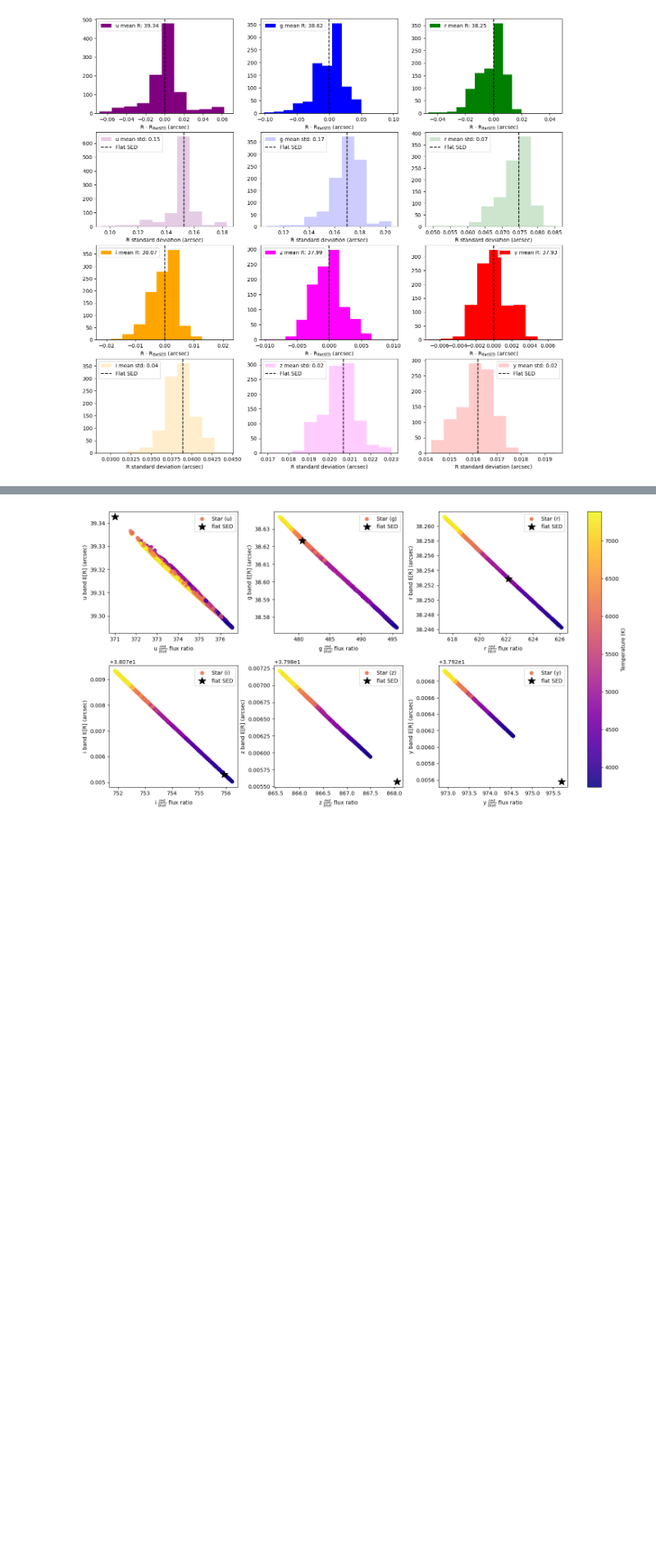
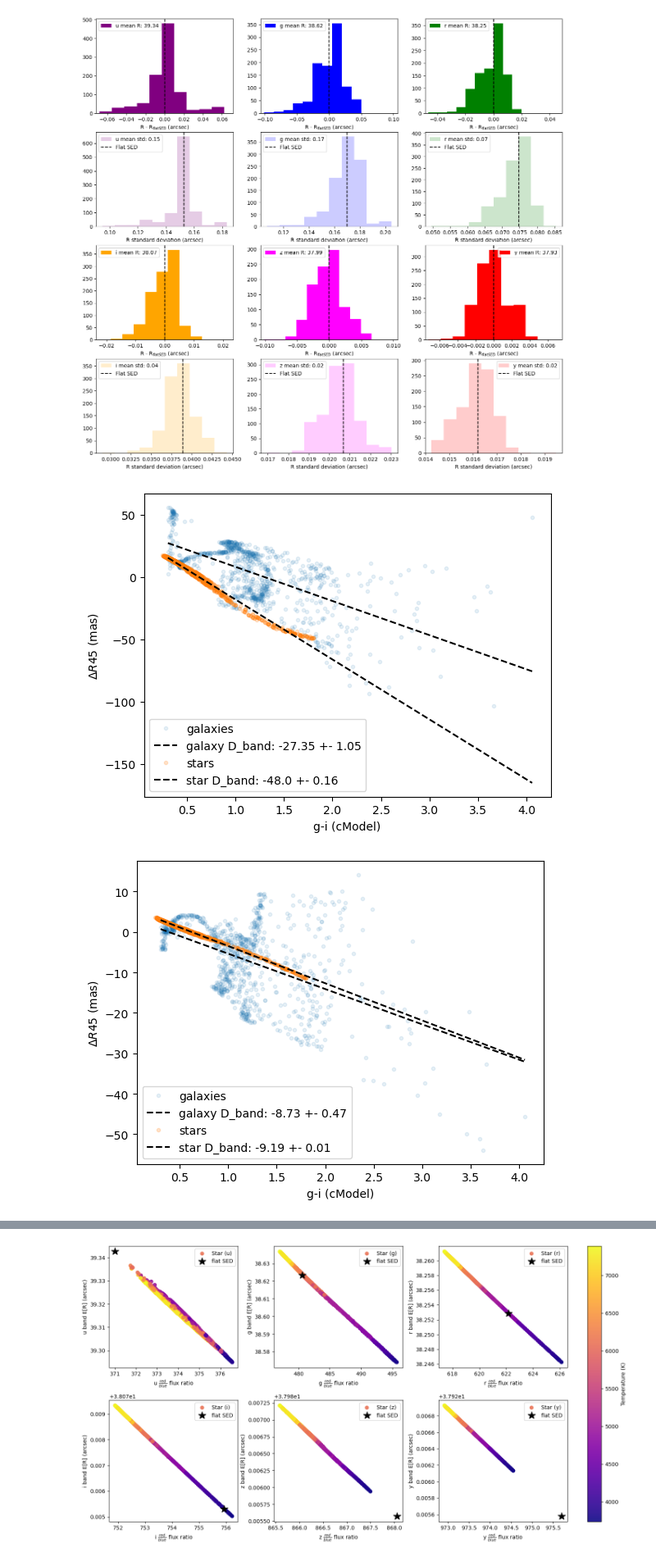
Before and after one commit to LSSTDESC/DifferentialCR, a Jupyter notebook: SEDAnalysis.ipynb, the cells around one changed output, grey strips where cells are left out. Shown at 82% size. Saved outputs shown, nothing was run; the diff lists cells and outputs as text; code cells hidden in the pictures; blank space fills up the shorter version.

```diff
--- a/SEDAnalysis.ipynb
+++ b/SEDAnalysis.ipynb
@@ -461,4 +463,13 @@ flat_means, flat_stdevs = weighted_avg_and_std(refraction_angles, flat_filtered_
 # Print the galaxy results:
 for band, means_ in means.items():
     print(f'{band} (galaxy average): R = {np.round(np.mean(means_), 4)} arcseconds') #, stdev = {np.round(np.mean(stdevs[band]), 4)}')
+    # print(f'{band} (star average): R = {np.round(np.mean(stellar_means[band]), 4)} arcseconds') #, stdev = {np.round(np.mean(stdevs[band]), 4)}')
+
+
+# Print the expected Delta R (assuming the star sample is representative of the calibration sample):
+for band, means_ in means.items():
+    gal_R = np.mean(means_)
+    star_R = np.mean(stellar_means[band])
+
+    print(f'DCR Magnitude {band} (Avg Gal - Avg Star): {np.round((gal_R - star_R), 3)} arcseconds') #, stdev = {np.round(np.mean(BB_stdev[band]), 4)}')
 # %% [output]
@@ -473,7 +490,7 @@ y (galaxy average): R = 37.9255 arcseconds
 
 BB_SED = BB(wvl * 10 ,temp = 5000, scale = 1) #BB expects wavelength in Angstroms, so convert from nm by multiplying by 10
 
-BB_filtered = apply_filter(wvl, BB_SED, band  = 'all')
+BB_filtered = {band: apply_filter(wvl, BB_SED, band  = band) for band in 'ugrizy'}
 
 
 BB_refraction_angles, BB_filtered_refracted = apply_DCR(wvl, BB_filtered, zenith, pressure, temperature, H2O_pressure)
@@ -701,3 +777,54 @@ plot_refraction_distributions(refraction_angles, filtered_refracted_data, means,
 # %% [output]
 [figure]
 [figure]
+# %%
+#Single Color corrections prediction plots
+
+from scipy.optimize import curve_fit
+
+
+gi_color = -2.5 * np.log10(np.array(Flux['g']) / np.array(Flux['i']))
+stellar_gi_color = -2.5 * np.log10(np.array(stellar_Flux['g']) / np.array(stellar_Flux['i']))
+
+
+# linear fit
+def lin(x, a, c):
+    return a * (x + c)
+
+
+for band in 'gri':
+    y = (means[band] - np.mean(stellar_means[band])) * 1000
+    x = gi_color
+
+    plt.plot(x, y, '.', alpha = 0.1, label = 'galaxies')
+
+    popt, pcov = curve_fit(lin, x, y, p0 = [0, 0])# , sigma = np.abs(yerr))
+    perr = np.sqrt(pcov[0,0])
+    # print(popt)
+
+    x_temp = np.linspace(min(x), max(x))
+    plt.plot(x_temp, lin(x_temp, *popt),'k--', label = f'galaxy D_band: {np.round(popt[0],2)} +- {np.round(perr, 2)}')
+
+
+    y_stars = (stellar_means[band][0:1000] - np.mean(stellar_means[band])) * 1000
+    x_stars = stellar_gi_color
+
+    plt.plot(x_stars, y_stars, '.', alpha = 0.2, label = 'stars')
+
+    popt, pcov = curve_fit(lin, x_stars, y_stars, p0 = [0, 0])# , sigma = np.abs(yerr))
+    perr = np.sqrt(pcov[0,0])
+    # print(popt)
+
+    x_temp = np.linspace(min(x), max(x))
+    plt.plot(x_temp, lin(x_temp, *popt),'k--', label = f'star D_band: {np.round(popt[0],2)} +- {np.round(perr, 2)}')
+
+
+    plt.xlabel('g-i (cModel)')
+    plt.ylabel(r'$\Delta R45$ (mas)')
+
+    plt.legend()
+    plt.show()
+    plt.close()
+# %% [output]
+[figure, added]
+[figure, added]
```
Also changed, not shown: parts of 7 cells of this notebook, 3 other files.
